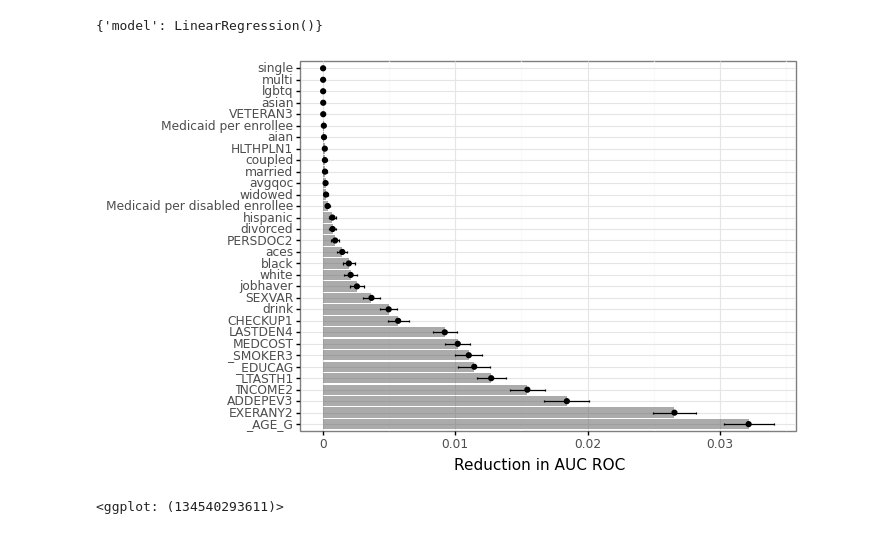
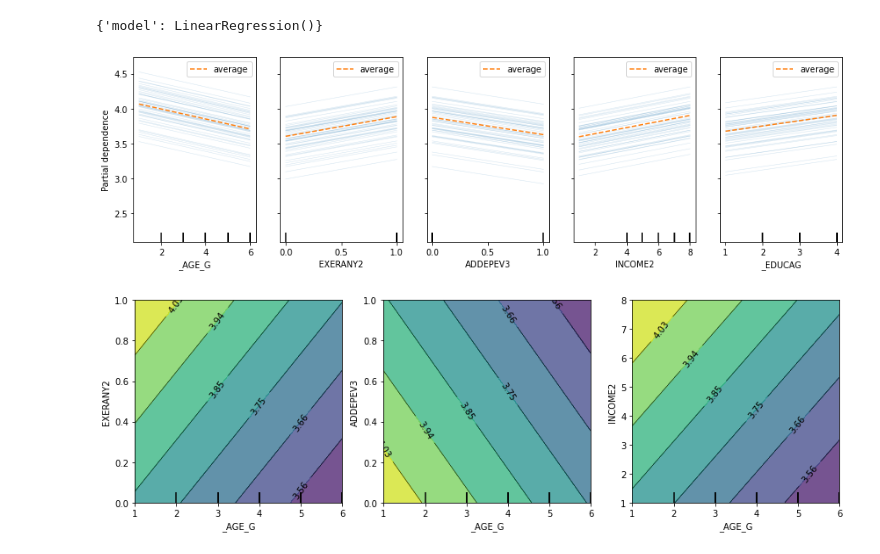
Before and after one commit to audreymcj/PPOL564proj, a Jupyter notebook: exploration.ipynb, the cells around one changed output. Saved outputs shown, nothing was run; the diff lists cells and outputs as text; code cells hidden in the pictures.

```diff
--- a/exploration.ipynb
+++ b/exploration.ipynb
@@ -426,21 +501,3 @@ vi_dat2['high'] = vi_dat2['vi2'] + 2*vi_dat2['std2']
 
 # But in order from most to least important
 vi_dat2 = vi_dat2.sort_values(by="vi2",ascending=False).reset_index(drop=True)
-# %%
-
-
-# Plot
-(
-    ggplot(vi_dat2,
-          aes(x="variable",y="vi2")) +
-    geom_col(alpha=.5) +
-    geom_point() +
-    geom_errorbar(aes(ymin="low",ymax="high"),width=.2) +
-    theme_bw() +
-    scale_x_discrete(limits=vi_dat2.variable.tolist()) +
-    coord_flip() +
-    labs(y="Reduction in AUC ROC",x="")
-)
-# %% [output]
-[figure, removed]
-<ggplot: (134540293611)>
@@ -446,0 +521,33 @@ vi_dat2 = vi_dat2.sort_values(by="vi2",ascending=False).reset_index(drop=True)
+# %%
+features = ['_AGE_G','EXERANY2','ADDEPEV3','INCOME2','_EDUCAG']
+fig, ax = plt.subplots(figsize=(15, 4))
+display = PartialDependenceDisplay.from_estimator(
+    rf_mod2,
+    train_X2,
+    features,
+    kind="both", # "average" = just PDP, "individual" = just ICE
+    subsample=50,
+    n_jobs=3,
+    grid_resolution=20,
+    random_state=0,
+    ice_lines_kw={"color": "tab:blue", "alpha": 0.2, "linewidth": 0.5},
+    pd_line_kw={"color": "tab:orange", "linestyle": "--"},
+    n_cols=len(features),
+    ax = ax
+)
+display.figure_.subplots_adjust(hspace=0.3)
+# %% [output]
+[figure, added]
+# %%
+# Feed in the ineraction as a nested list
+interacted_features = [['_AGE_G','EXERANY2'],['_AGE_G','ADDEPEV3'],['_AGE_G','INCOME2']]
+
+# Then business as usual when plotting
+fig, ax = plt.subplots(figsize=(12, 4))
+display = plot_partial_dependence(
+    rf_mod2, train_X2, interacted_features,
+    n_cols=3,n_jobs=4, grid_resolution=20,ax=ax
+)
+fig.tight_layout()
+# %% [output]
+[figure, added]
```
Also changed, not shown: parts of 14 cells of this notebook, 28 other files.
